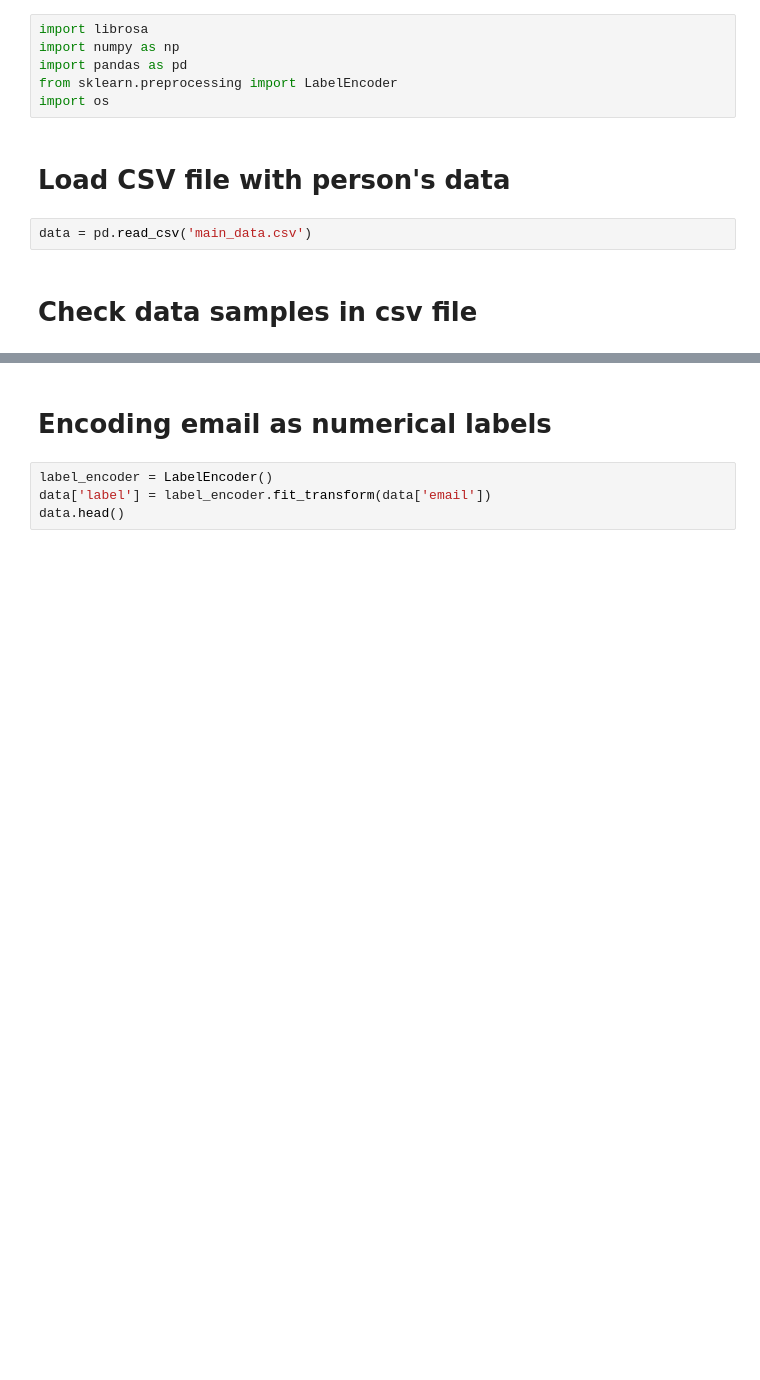
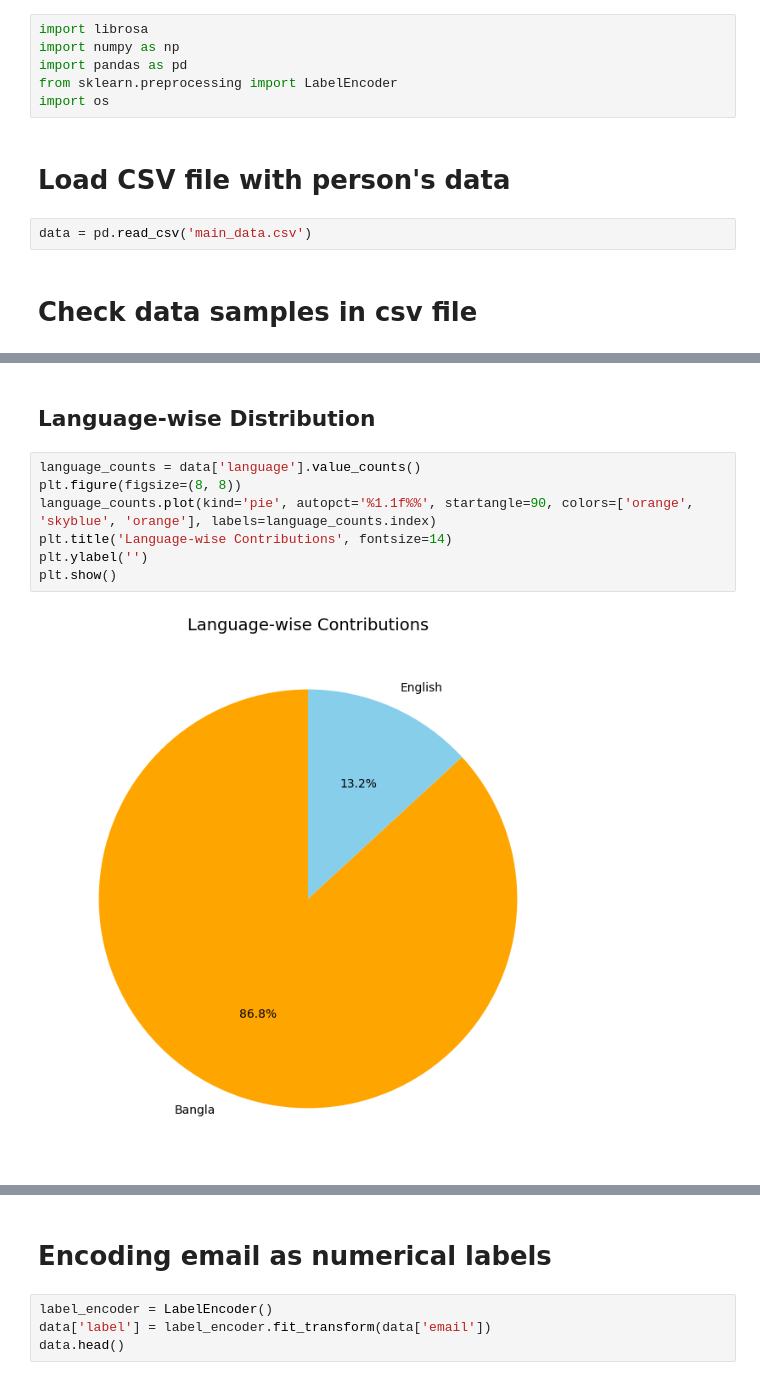
Before and after one commit to Sazim2019331087/voice_model, a Jupyter notebook: voice_model.ipynb, the cells around one changed output, grey strips where cells are left out. Saved outputs shown, nothing was run; the diff lists cells and outputs as text; blank space fills up the shorter version.

```diff
--- a/voice_model.ipynb
+++ b/voice_model.ipynb
@@ -48,0 +84,11 @@ data.head()
+# %% [markdown]
+## **Language-wise** Distribution
+# %%
+language_counts = data['language'].value_counts()
+plt.figure(figsize=(8, 8))
+language_counts.plot(kind='pie', autopct='%1.1f%%', startangle=90, colors=['orange', 'skyblue', 'orange'], labels=language_counts.index)
+plt.title('Language-wise Contributions', fontsize=14)
+plt.ylabel('')
+plt.show()
+# %% [output]
+[figure, added]
```
Also changed, not shown: parts of 11 cells of this notebook.
